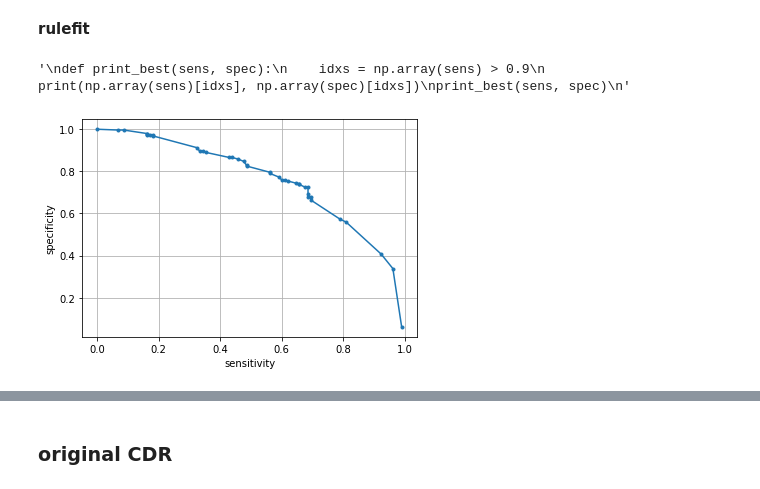
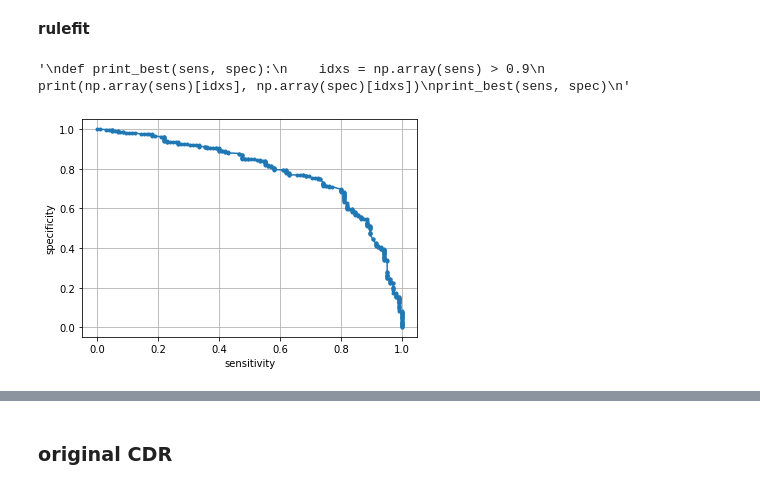
Before and after one commit to Yu-Group/clinical-rule-vetting, a Jupyter notebook: rulevetting/projects/csi_pecarn/notebooks/01_fit_interpretable_models.ipynb, the cells around one changed output, grey strips where cells are left out. Drawn from its saved outputs; the diff is of its cells as text; code cells hidden in the pictures.

Commit message:
reproduce validation plots

```diff
--- a/rulevetting/projects/csi_pecarn/notebooks/01_fit_interpretable_models.ipynb
+++ b/rulevetting/projects/csi_pecarn/notebooks/01_fit_interpretable_models.ipynb
@@ -124,20 +124,20 @@ grl.rules_
 # %%
 # fit a rulefit model
 np.random.seed(13)
-rulefit = imodels.RuleFitClassifier(alpha=20, max_rules=None, random_state=0, tree_size=3, n_estimators=50)
+rulefit = imodels.RuleFitClassifier(alpha=10, max_rules=None, random_state=0, tree_size=4, n_estimators=5, include_linear=True)
 rulefit.fit(X_train, y_train, feature_names=feature_names)
 
 # preds = rulefit.predict(X_test)
 stats, threshes = predict_and_save(rulefit, model_name='rulefit')
 '''
 def print_best(sens, spec):
     idxs = np.array(sens) > 0.9
     print(np.array(sens)[idxs], np.array(spec)[idxs])
 print_best(sens, spec)
 '''
 # %% [output]
 '\ndef print_best(sens, spec):\n    idxs = np.array(sens) > 0.9\n    print(np.array(sens)[idxs], np.array(spec)[idxs])\nprint_best(sens, spec)\n'
-[figure, old version]
+[figure, new version]
 # %%
 # pd.reset_option('display.max_colwidth')
 rulefit.visualize()
```
Also changed, not shown: parts of 10 cells of this notebook, 5 other files.
